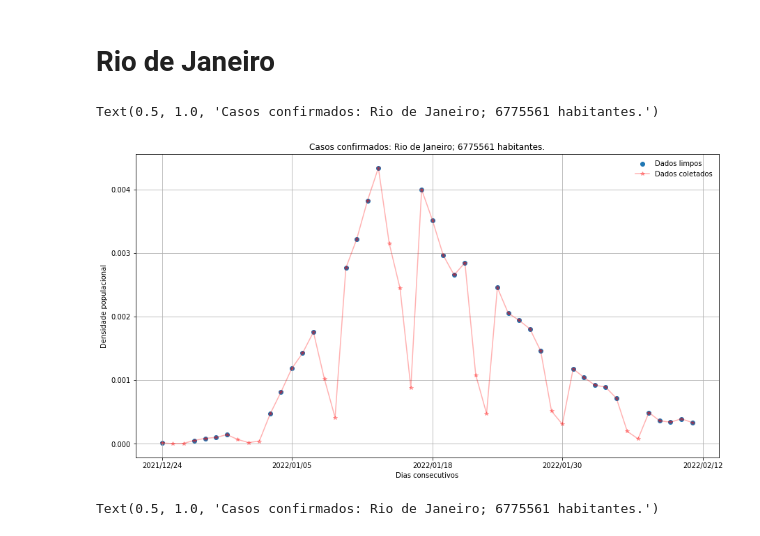
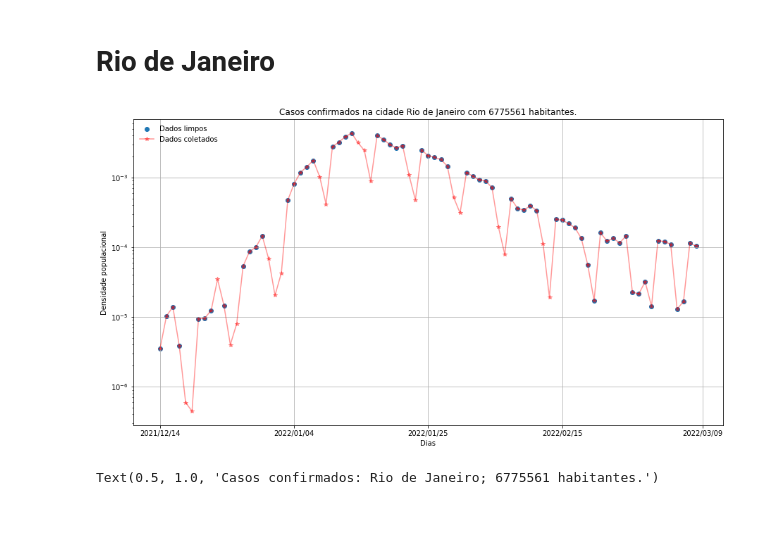
Before and after one commit to isplay/projeto_propagacao_epidemias, a Jupyter notebook: Códigos/Aplicando_os_modelos_aos_dados_limpos.ipynb, the cells around one changed output. Cells and saved outputs as stored; diff of their text form; code cells hidden in the pictures.

```diff
--- a/Códigos/Aplicando_os_modelos_aos_dados_limpos.ipynb
+++ b/Códigos/Aplicando_os_modelos_aos_dados_limpos.ipynb
@@ -15,42 +15,42 @@ população = 6775561
 # Fonte: <https://www.ibge.gov.br/cidades-e-estados/rj/rio-de-janeiro.html> 06/05/2022
 
 nome_cidade = 'Rio de Janeiro'
 
 # Intervalos
-oeste = 680
-leste = 730
+oeste = 670
+leste = 755
 
 ##############################
 
 
 meio = int((oeste+leste)/2)
 um_quarto = int((oeste+meio)/2)
 tres_quartos = int((meio+leste)/2)
 
 dados0_y_rio = dados0[nome_cidade][oeste:leste].to_numpy()/população
 dados0_x_rio = dados0.index[oeste:leste].to_numpy()
 
 dados1_y_rio = dados1[nome_cidade][oeste:leste].to_numpy()/população
 dados1_x_rio = dados1.index[oeste:leste].to_numpy()
 
 fig, ax = plt.subplots(figsize=(15,8))
 ax.scatter(dados0_x_rio, dados0_y_rio, alpha=1, label='Dados limpos')
-ax.plot(dados1_x_rio, dados1_y_rio,'*-r', alpha=0.3, label='Dados coletados')
+ax.plot(dados1_x_rio, dados1_y_rio,'-*',color='r', alpha=0.4, label='Dados coletados')
 ax.grid(True)
 ax.set_ylabel('Densidade populacional')
-ax.set_xlabel('Dias consecutivos')
-ax.legend(frameon=False)
+ax.set_xlabel('Dias')
+ax.legend(frameon=False, loc='upper left')
 #fig.autofmt_xdate(rotation=45)
 label = [dados0.loc[oeste]['Datas'],dados0.loc[um_quarto]['Datas'],dados0.loc[meio]['Datas'],
           dados0.loc[tres_quartos]['Datas'],dados0.loc[leste]['Datas']]
 ax.set_xticks([oeste,um_quarto,meio,tres_quartos,leste], labels=label)
 
-plt.title(f'Casos confirmados: {nome_cidade}; {população} habitantes.')
+plt.title(f'Casos confirmados na cidade {nome_cidade} com {população} habitantes.')
+plt.yscale('log')
 
-#plt.savefig('RJ_dados.pdf')
+plt.savefig('/home/isplay/Área de Trabalho/RJ_dados.png')
 # %% [output]
-Text(0.5, 1.0, 'Casos confirmados: Rio de Janeiro; 6775561 habitantes.')
-[figure, old version]
+[figure, new version]
 # %%
 # Log-linear
 
```
Also changed, not shown: 11 other files.
